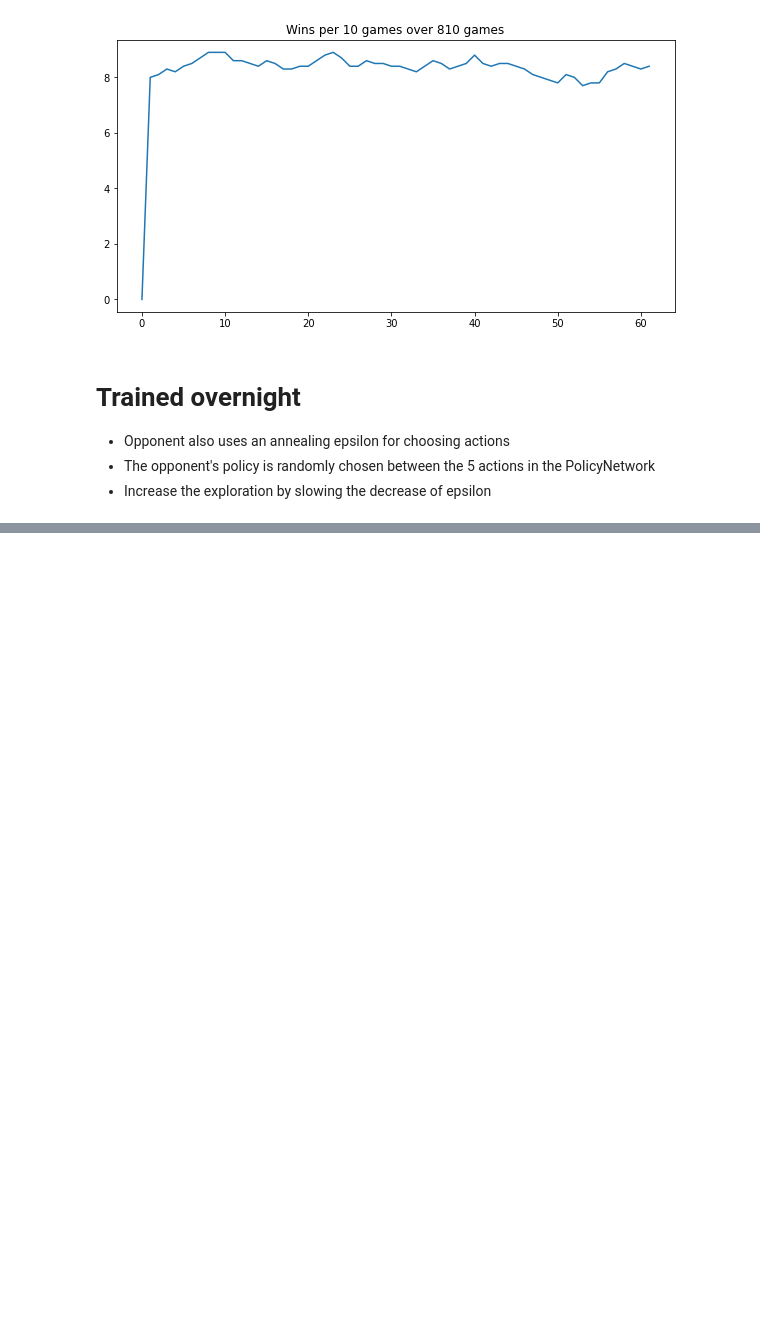
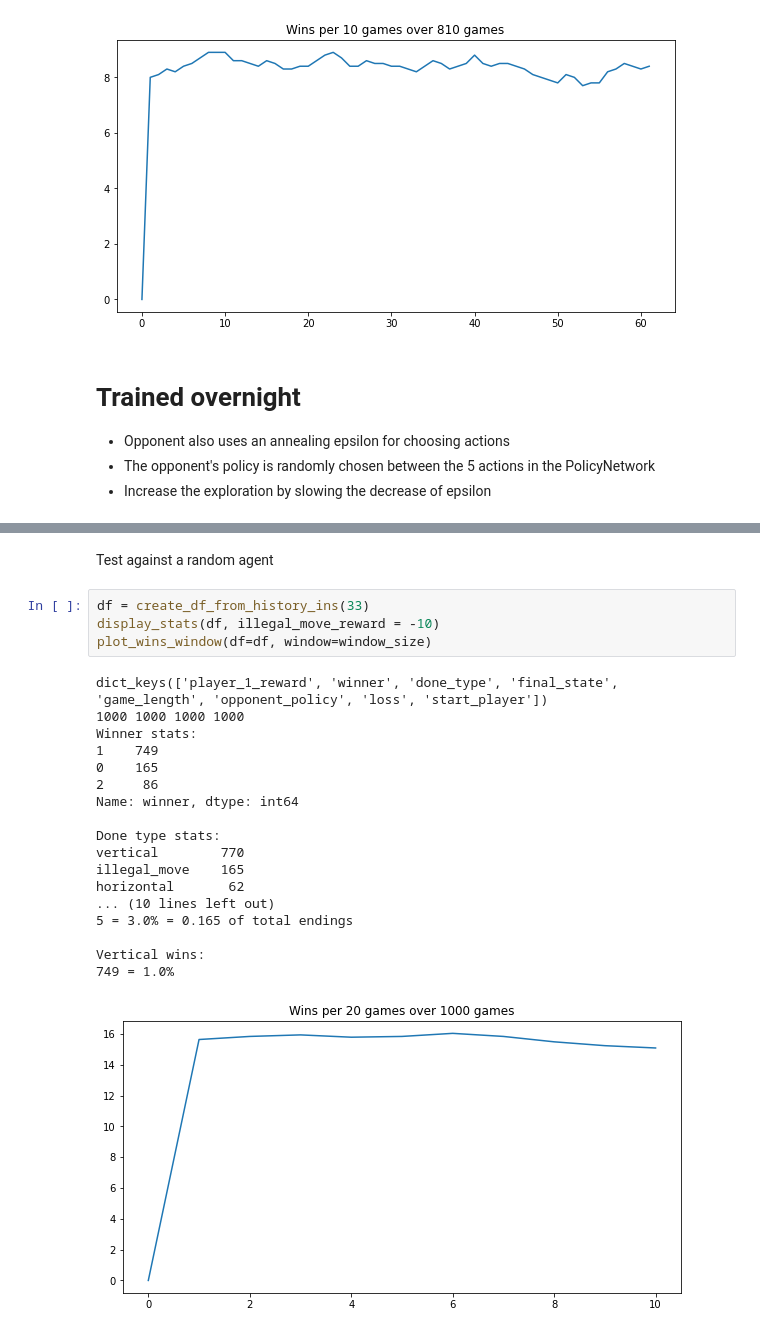
Before and after one commit to olestole/dqn-connect-4, a Jupyter notebook: connect_x/analytics.ipynb, the cells around one changed output, grey strips where cells are left out. Saved outputs shown, nothing was run; the diff lists cells and outputs as text; blank space fills up the shorter version.

```diff
--- a/connect_x/analytics.ipynb
+++ b/connect_x/analytics.ipynb
@@ -884,0 +1071,25 @@ Number of illegal moves by Player 1:
+# %% [markdown]
+Test against a random agent
+# %%
+df = create_df_from_history_ins(33)
+display_stats(df, illegal_move_reward = -10)
+plot_wins_window(df=df, window=window_size)
+# %% [output]
+dict_keys(['player_1_reward', 'winner', 'done_type', 'final_state', 'game_length', 'opponent_policy', 'loss', 'start_player'])
+1000 1000 1000 1000
+Winner stats:
+1    749
+0    165
+2     86
+Name: winner, dtype: int64
+
+Done type stats:
+vertical        770
+illegal_move    165
+horizontal       62
+... (10 lines left out)
+5 = 3.0% = 0.165 of total endings
+
+Vertical wins:
+749 = 1.0%
+[figure, added]
```
Also changed, not shown: parts of 28 cells of this notebook, 8 other files.
